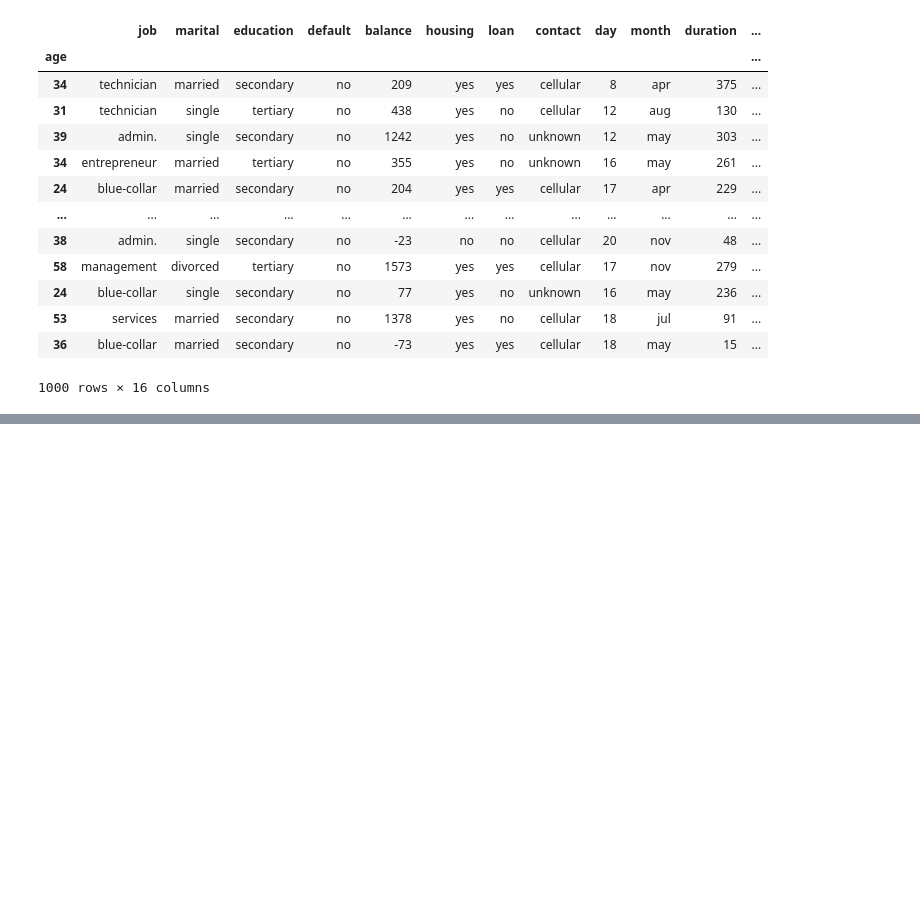
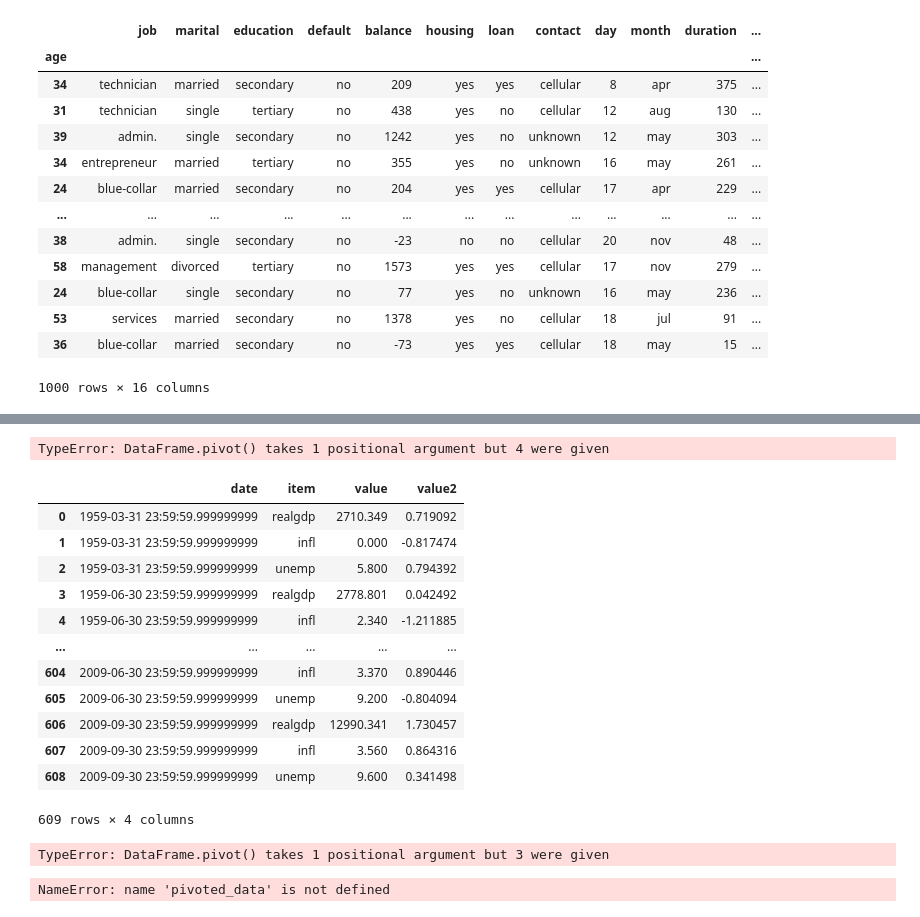
Before and after one commit to Sanjar-prog/Telegram-JavaScript-Bot, a Jupyter notebook: Ma'lumotlar_to'plamini_(sql_uslubida)_uyg'unlashtirish_merge(),_join().ipynb, the cells around one changed output, grey strips where cells are left out. Cells and saved outputs as stored; diff of their text form; code cells hidden in the pictures; blank space fills up the shorter version.

```diff
--- a/Ma'lumotlar_to'plamini_(sql_uslubida)_uyg'unlashtirish_merge(),_join().ipynb
+++ b/Ma'lumotlar_to'plamini_(sql_uslubida)_uyg'unlashtirish_merge(),_join().ipynb
@@ -419,0 +418,3 @@ InvalidIndexError: Reindexing only valid with uniquely valued Index objects
+# %%
+data = pd.read_csv('/content/data_pivot.csv')
+data
@@ -419,0 +435,31 @@ InvalidIndexError: Reindexing only valid with uniquely valued Index objects
+# %%
+pivoted_data = data.pivot('date', 'item', 'value')
+pivoted_data
+# %% [output]
+TypeError: DataFrame.pivot() takes 1 positional argument but 4 were given
+# %%
+data['value2'] = np.random.randn(len(data))
+data
+# %% [output]
+|  | date | item | value | value2 |
+| 0 | 1959-03-31 23:59:59.999999999 | realgdp | 2710.349 | 0.719092 |
+| 1 | 1959-03-31 23:59:59.999999999 | infl | 0.000 | -0.817474 |
+| 2 | 1959-03-31 23:59:59.999999999 | unemp | 5.800 | 0.794392 |
+| 3 | 1959-06-30 23:59:59.999999999 | realgdp | 2778.801 | 0.042492 |
+| 4 | 1959-06-30 23:59:59.999999999 | infl | 2.340 | -1.211885 |
+| ... | ... | ... | ... | ... |
+| 604 | 2009-06-30 23:59:59.999999999 | infl | 3.370 | 0.890446 |
+| 605 | 2009-06-30 23:59:59.999999999 | unemp | 9.200 | -0.804094 |
+| 606 | 2009-09-30 23:59:59.999999999 | realgdp | 12990.341 | 1.730457 |
+| 607 | 2009-09-30 23:59:59.999999999 | infl | 3.560 | 0.864316 |
+| 608 | 2009-09-30 23:59:59.999999999 | unemp | 9.600 | 0.341498 |
+609 rows × 4 columns
+# %%
+pivoted_data = data.pivot('date', 'item')
+pivoted_data
+# %% [output]
+TypeError: DataFrame.pivot() takes 1 positional argument but 3 were given
+# %%
+pivoted_data['value2'].head(10)
+# %% [output]
+NameError: name 'pivoted_data' is not defined
```
Also changed, not shown: parts of 3 cells of this notebook.
